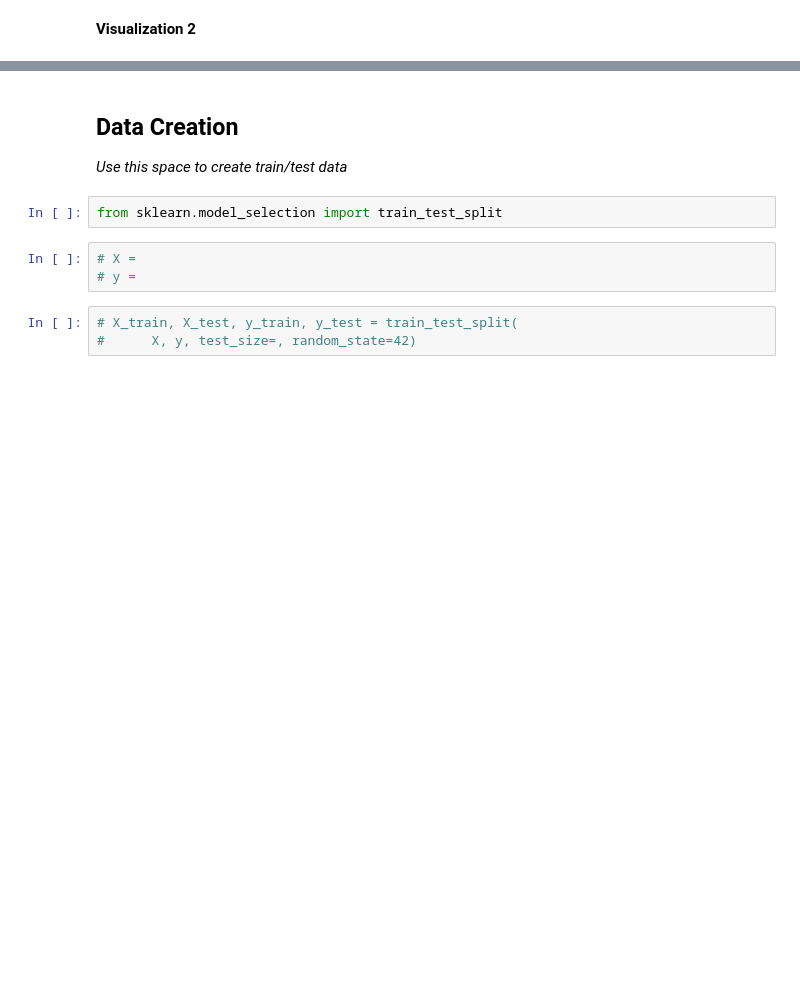
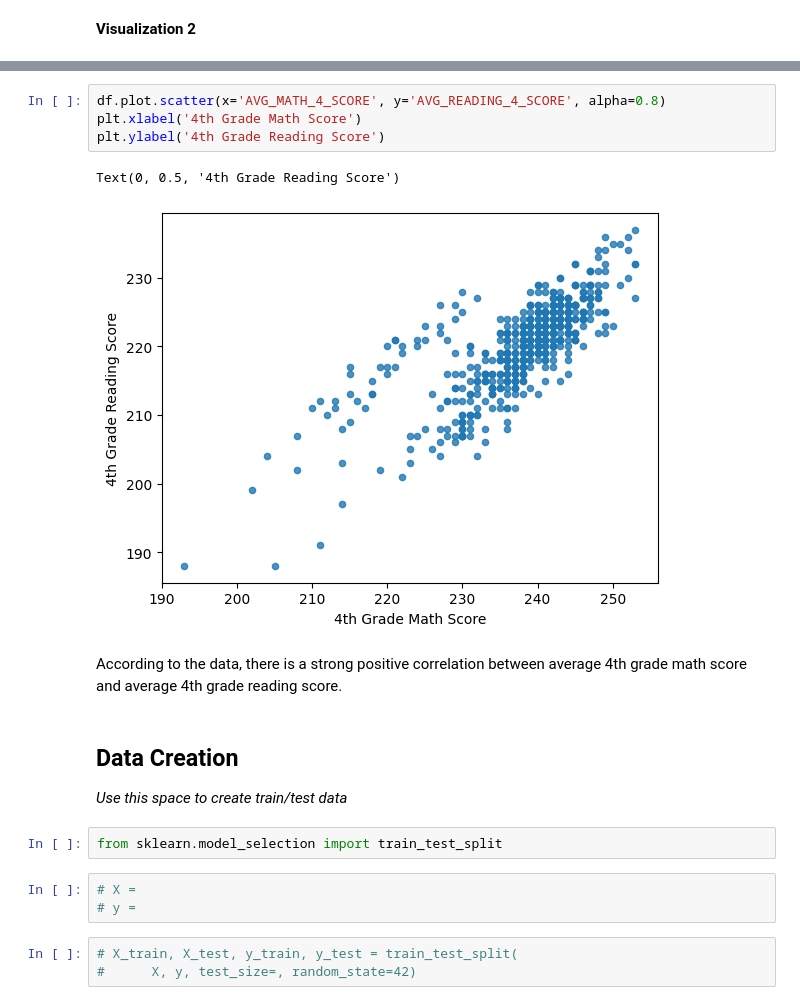
Before and after one commit to RealChillWill/MDST-Tutorial, a Jupyter notebook: tutorial1/checkpoint1.ipynb, the cells around one changed output, grey strips where cells are left out. Drawn from its saved outputs; the diff is of its cells as text; blank space fills up the shorter version.

```diff
--- a/tutorial1/checkpoint1.ipynb
+++ b/tutorial1/checkpoint1.ipynb
@@ -131,3 +183,12 @@ Investigate the relationship between your chosen response variable and at least
+# %%
+df.plot.scatter(x='AVG_MATH_4_SCORE', y='AVG_READING_4_SCORE', alpha=0.8)
+plt.xlabel('4th Grade Math Score')
+plt.ylabel('4th Grade Reading Score')
+# %% [output]
+Text(0, 0.5, '4th Grade Reading Score')
+[figure, added]
+# %% [markdown]
+According to the data, there is a strong positive correlation between average 4th grade math score and average 4th grade reading score.
 # %% [markdown]
 <h2> Data Creation </h2>
 
```
Also changed, not shown: parts of 12 cells of this notebook, 1 other file.
